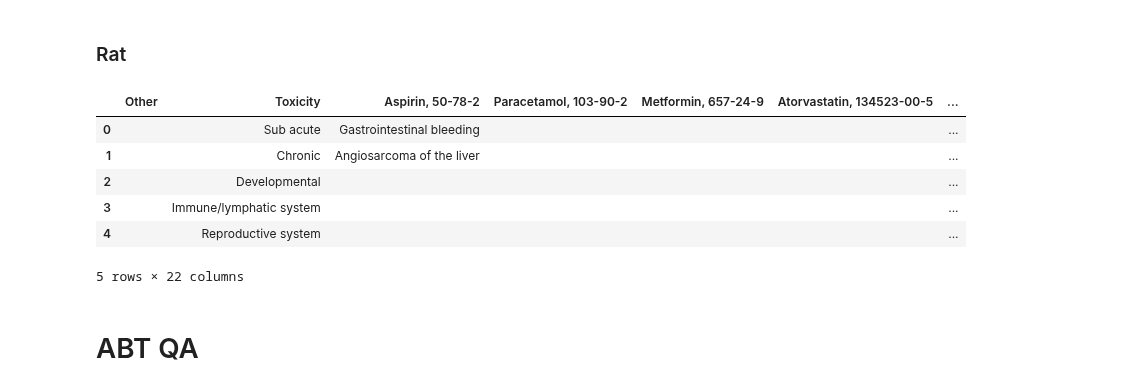
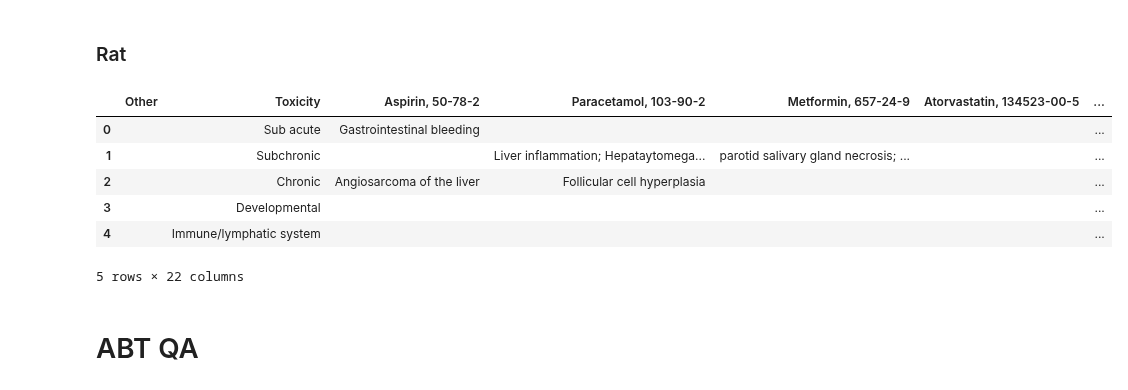
Before and after one commit to NIEHS/ToxPipe-Model-Comparison, a Jupyter notebook: eval-app/codes/create_tests_with_assertion.ipynb, the cells around one changed output. Drawn from its saved outputs; the diff is of its cells as text; code cells hidden in the pictures.

Commit message:
Added new tests and moved eval_sets to a separate dir

```diff
--- a/eval-app/codes/create_tests_with_assertion.ipynb
+++ b/eval-app/codes/create_tests_with_assertion.ipynb
@@ -167,16 +167,16 @@ createTests(info, species='human')
 # %% [markdown]
 ### Rat
 # %%
-info = pd.read_csv(utils.Config.DIR_HOME / 'docs' / 'tox-type-prompts_rat.txt', delimiter='\t', dtype='str')
+info = pd.read_csv(utils.Config.DIR_HOME / 'data' / 'eval_sets' / 'tox-type-prompts_rat.txt', delimiter='\t', dtype='str')
 info[info.isna()] = ''
 info.head()
 # %% [output]
 |  | Other | Toxicity | Aspirin, 50-78-2 | Paracetamol, 103-90-2 | Metformin, 657-24-9 | Atorvastatin, 134523-00-5 | ... |
 | 0 |  | Sub acute | Gastrointestinal bleeding |  |  |  | ... |
-| 1 |  | Chronic | Angiosarcoma of the liver |  |  |  | ... |
-| 2 |  | Developmental |  |  |  |  | ... |
-| 3 |  | Immune/lymphatic system |  |  |  |  | ... |
-| 4 |  | Reproductive system |  |  |  |  | ... |
+| 1 |  | Subchronic |  | Liver inflammation; Hepataytomega... | parotid salivary gland necrosis; ... |  | ... |
+| 2 |  | Chronic | Angiosarcoma of the liver | Follicular cell hyperplasia |  |  | ... |
+| 3 |  | Developmental |  |  |  |  | ... |
+| 4 |  | Immune/lymphatic system |  |  |  |  | ... |
 5 rows × 22 columns
 # %%
 createTests(info, species='rat')
```
Also changed, not shown: parts of 3 cells of this notebook, 12 other files.
